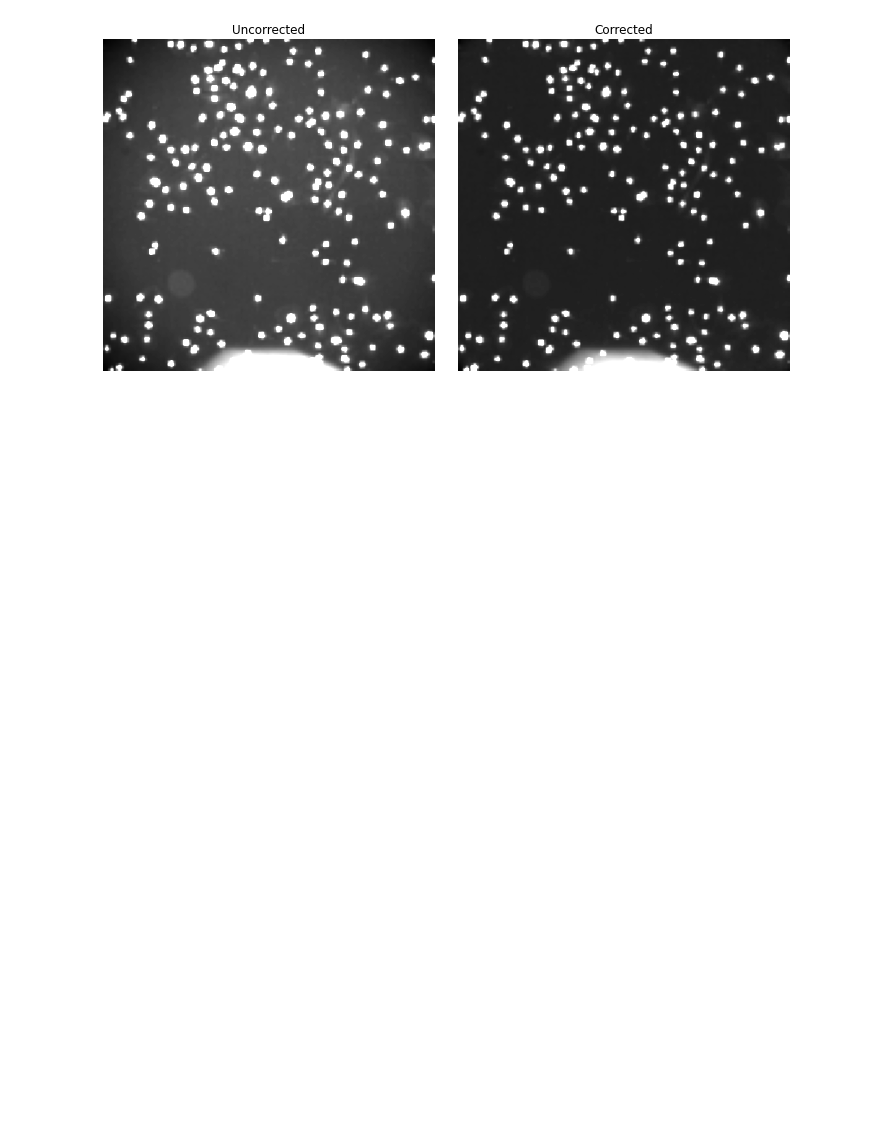
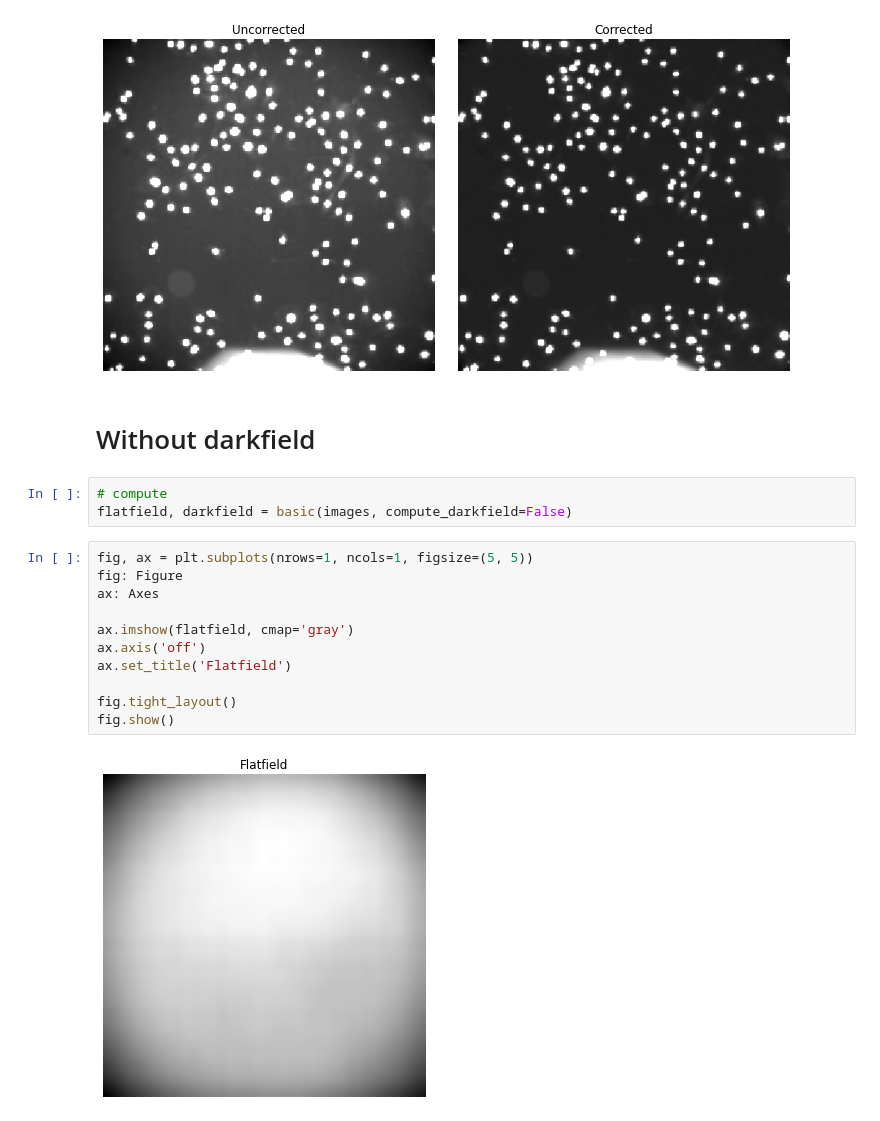
Before and after one commit to biomicrodev/pybasic, a Jupyter notebook: examples/cell_culture.ipynb, the cells around one changed output. Saved outputs shown, nothing was run; the diff lists cells and outputs as text; blank space fills up the shorter version.

```diff
--- a/examples/cell_culture.ipynb
+++ b/examples/cell_culture.ipynb
@@ -74,3 +68,21 @@ fig.tight_layout()
 fig.show()
 # %% [output]
 [figure]
+# %% [markdown]
+# Without darkfield
+# %%
+# compute
+flatfield, darkfield = basic(images, compute_darkfield=False)
+# %%
+fig, ax = plt.subplots(nrows=1, ncols=1, figsize=(5, 5))
+fig: Figure
+ax: Axes
+
+ax.imshow(flatfield, cmap='gray')
+ax.axis('off')
+ax.set_title('Flatfield')
+
+fig.tight_layout()
+fig.show()
+# %% [output]
+[figure, added]
```
Also changed, not shown: parts of 5 cells of this notebook, 1 other file.
